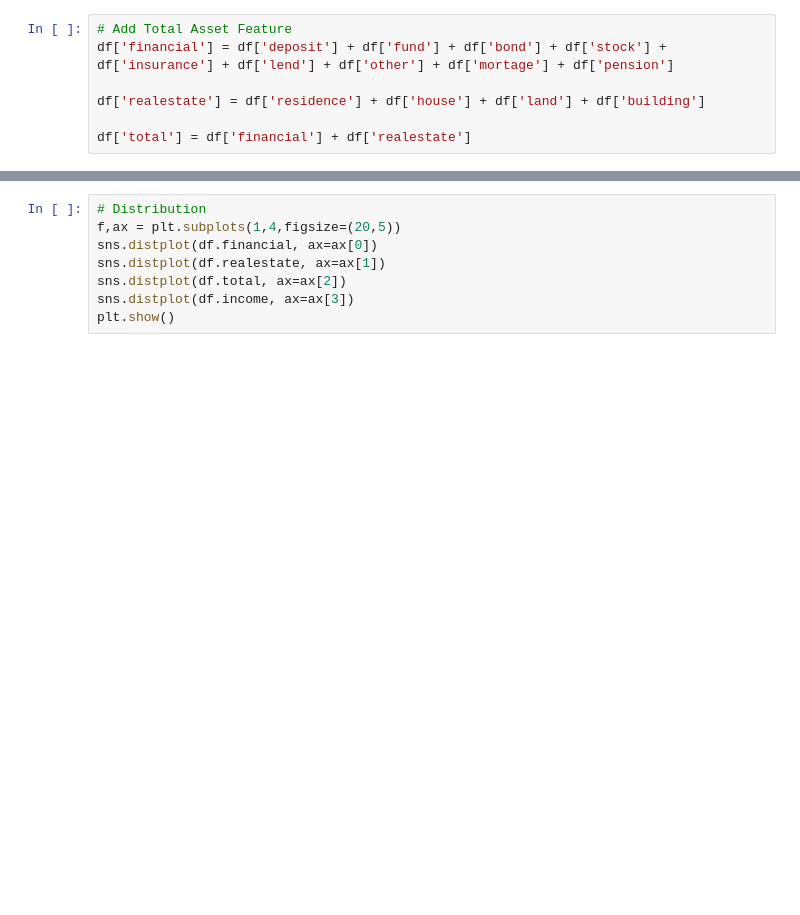
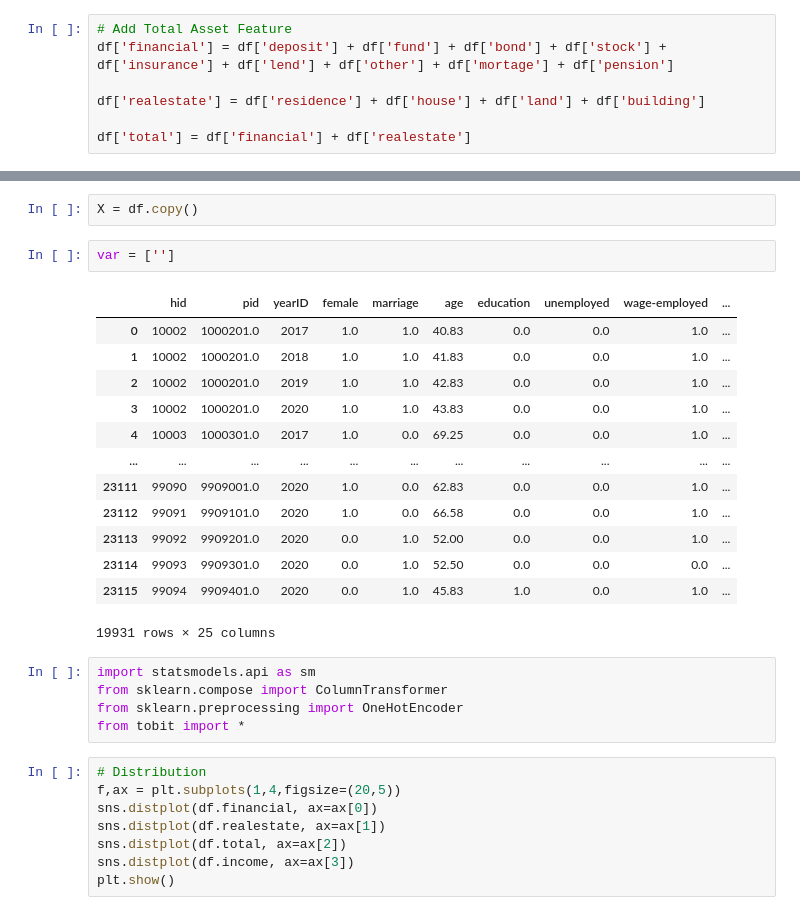
Before and after one commit to jinwls/Relative_Deprivation_Risk_Preference, a Jupyter notebook: explore.ipynb, the cells around one changed output, grey strips where cells are left out. Drawn from its saved outputs; the diff is of its cells as text; blank space fills up the shorter version.

```diff
--- a/explore.ipynb
+++ b/explore.ipynb
@@ -268,3 +435,26 @@ df['total'] = df['financial'] + df['realestate']
+# %%
+X = df.copy()
+# %%
+var = ['']
+# %% [output]
+|  | hid | pid | yearID | female | marriage | age | education | unemployed | wage-employed | ... |
+| 0 | 10002 | 1000201.0 | 2017 | 1.0 | 1.0 | 40.83 | 0.0 | 0.0 | 1.0 | ... |
+| 1 | 10002 | 1000201.0 | 2018 | 1.0 | 1.0 | 41.83 | 0.0 | 0.0 | 1.0 | ... |
+| 2 | 10002 | 1000201.0 | 2019 | 1.0 | 1.0 | 42.83 | 0.0 | 0.0 | 1.0 | ... |
+| 3 | 10002 | 1000201.0 | 2020 | 1.0 | 1.0 | 43.83 | 0.0 | 0.0 | 1.0 | ... |
+| 4 | 10003 | 1000301.0 | 2017 | 1.0 | 0.0 | 69.25 | 0.0 | 0.0 | 1.0 | ... |
+| ... | ... | ... | ... | ... | ... | ... | ... | ... | ... | ... |
+| 23111 | 99090 | 9909001.0 | 2020 | 1.0 | 0.0 | 62.83 | 0.0 | 0.0 | 1.0 | ... |
+| 23112 | 99091 | 9909101.0 | 2020 | 1.0 | 0.0 | 66.58 | 0.0 | 0.0 | 1.0 | ... |
+| 23113 | 99092 | 9909201.0 | 2020 | 0.0 | 1.0 | 52.00 | 0.0 | 0.0 | 1.0 | ... |
+| 23114 | 99093 | 9909301.0 | 2020 | 0.0 | 1.0 | 52.50 | 0.0 | 0.0 | 0.0 | ... |
+| 23115 | 99094 | 9909401.0 | 2020 | 0.0 | 1.0 | 45.83 | 1.0 | 0.0 | 1.0 | ... |
+19931 rows × 25 columns
+# %%
+import statsmodels.api as sm
+from sklearn.compose import ColumnTransformer
+from sklearn.preprocessing import OneHotEncoder
+from tobit import *
 # %%
 # Distribution
 f,ax = plt.subplots(1,4,figsize=(20,5))
```
Also changed, not shown: parts of 51 cells of this notebook, 2 other files.
